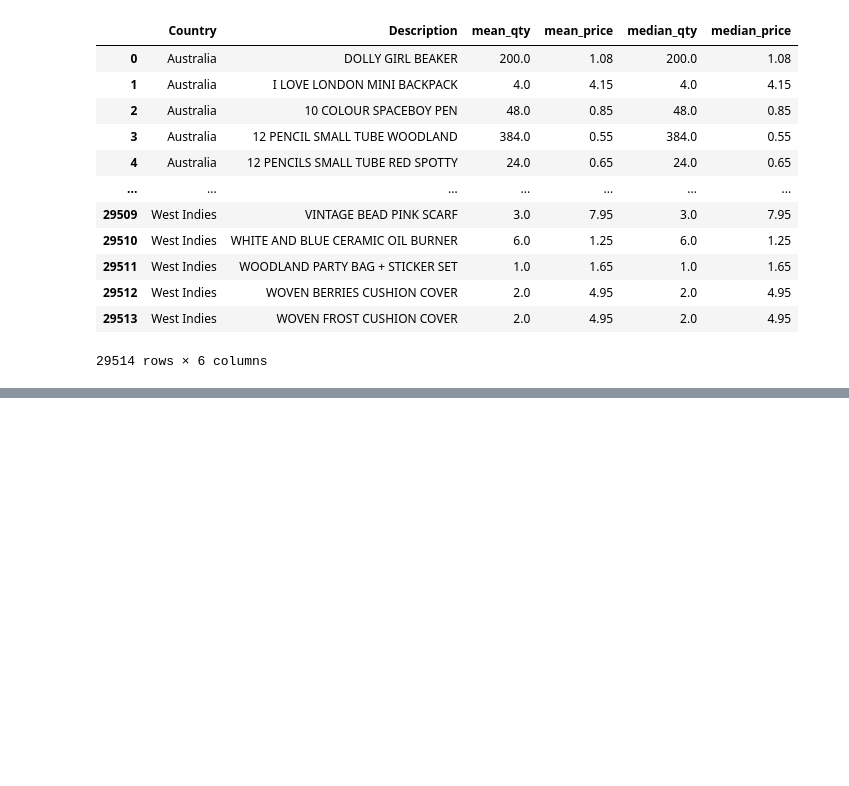
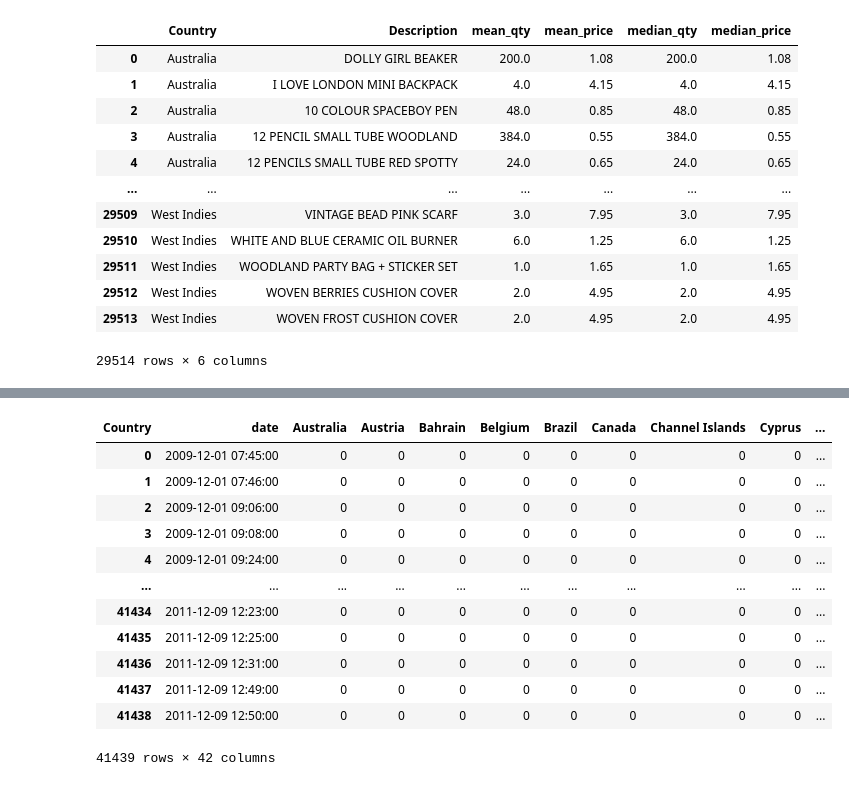
Before and after one commit to BryhanS/supply-chain-data-science-project, a Jupyter notebook: 06.Manipulation-and-data/data.ipynb, the cells around one changed output, grey strips where cells are left out. Saved outputs shown, nothing was run; the diff lists cells and outputs as text; code cells hidden in the pictures; blank space fills up the shorter version.

```diff
--- a/06.Manipulation-and-data/data.ipynb
+++ b/06.Manipulation-and-data/data.ipynb
@@ -431,0 +442,19 @@ retail.groupby(['Country', 'Description']).agg(mean_qty=('Quantity', np.mean),
+# %%
+country_pivoted = pd.pivot_table(country_date_qty,index='date', columns='Country',
+                                 values='Quantity',fill_value=0, aggfunc=np.sum).reset_index()
+# %%
+country_pivoted
+# %% [output]
+| Country | date | Australia | Austria | Bahrain | Belgium | Brazil | Canada | Channel Islands | Cyprus | ... |
+| 0 | 2009-12-01 07:45:00 | 0 | 0 | 0 | 0 | 0 | 0 | 0 | 0 | ... |
+| 1 | 2009-12-01 07:46:00 | 0 | 0 | 0 | 0 | 0 | 0 | 0 | 0 | ... |
+| 2 | 2009-12-01 09:06:00 | 0 | 0 | 0 | 0 | 0 | 0 | 0 | 0 | ... |
+| 3 | 2009-12-01 09:08:00 | 0 | 0 | 0 | 0 | 0 | 0 | 0 | 0 | ... |
+| 4 | 2009-12-01 09:24:00 | 0 | 0 | 0 | 0 | 0 | 0 | 0 | 0 | ... |
+| ... | ... | ... | ... | ... | ... | ... | ... | ... | ... | ... |
+| 41434 | 2011-12-09 12:23:00 | 0 | 0 | 0 | 0 | 0 | 0 | 0 | 0 | ... |
+| 41435 | 2011-12-09 12:25:00 | 0 | 0 | 0 | 0 | 0 | 0 | 0 | 0 | ... |
+| 41436 | 2011-12-09 12:31:00 | 0 | 0 | 0 | 0 | 0 | 0 | 0 | 0 | ... |
+| 41437 | 2011-12-09 12:49:00 | 0 | 0 | 0 | 0 | 0 | 0 | 0 | 0 | ... |
+| 41438 | 2011-12-09 12:50:00 | 0 | 0 | 0 | 0 | 0 | 0 | 0 | 0 | ... |
+41439 rows × 42 columns
```
Also changed, not shown: parts of 12 cells of this notebook.
